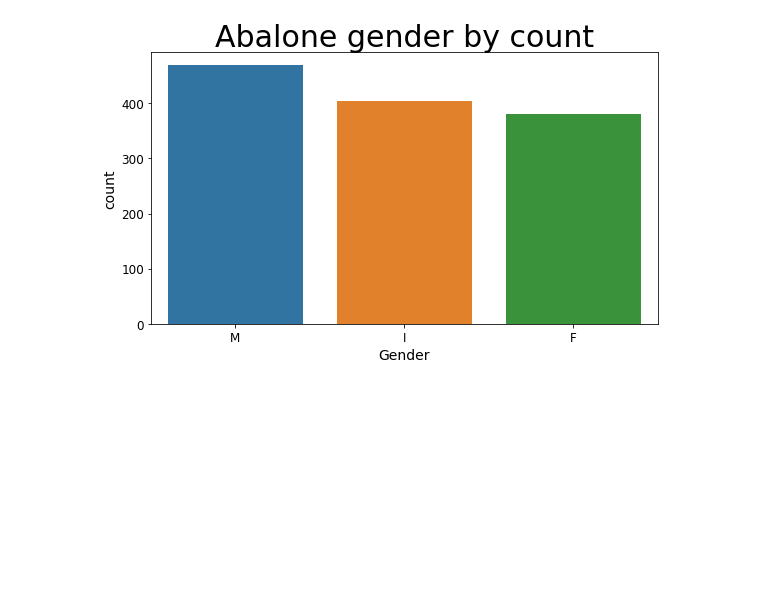
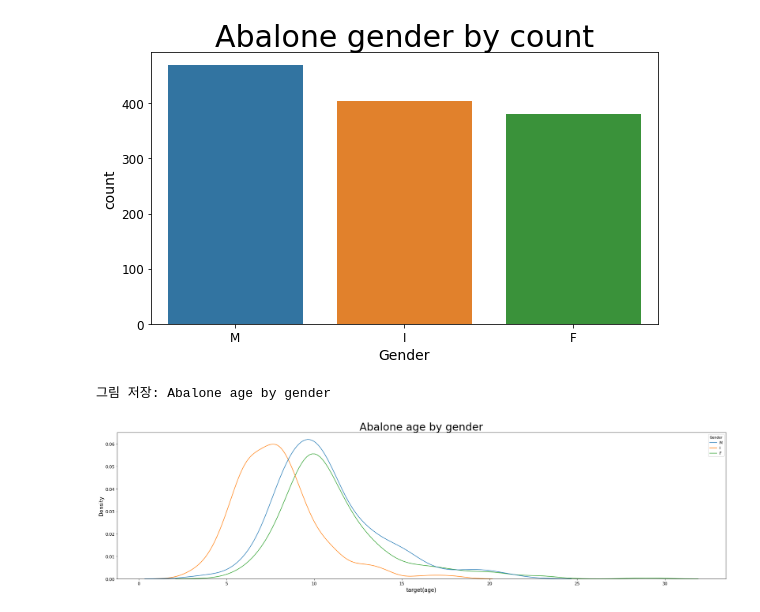
Before and after one commit to solyourock/dacon, a Jupyter notebook: abalone/baseline_eda.ipynb, the cells around one changed output. Cells and saved outputs as stored; diff of their text form; code cells hidden in the pictures; blank space fills up the shorter version.

```diff
--- a/abalone/baseline_eda.ipynb
+++ b/abalone/baseline_eda.ipynb
@@ -169,3 +178,15 @@ plt.show();
 # %% [output]
 그림 저장: Abalone gender by count
 [figure]
+# %%
+# 성별별로 나이의 분포
+plt.figure(figsize=(25, 7))
+sns.kdeplot('Target', hue='Gender', data=train)
+plt.title('Abalone age by gender', fontsize=30)
+plt.xlabel('target(age)', fontsize=15)
+plt.ylabel('Density', fontsize=15)
+save_fig("Abalone age by gender")
+plt.show()
+# %% [output]
+그림 저장: Abalone age by gender
+[figure, added]
```
Also changed, not shown: parts of 30 cells of this notebook.
